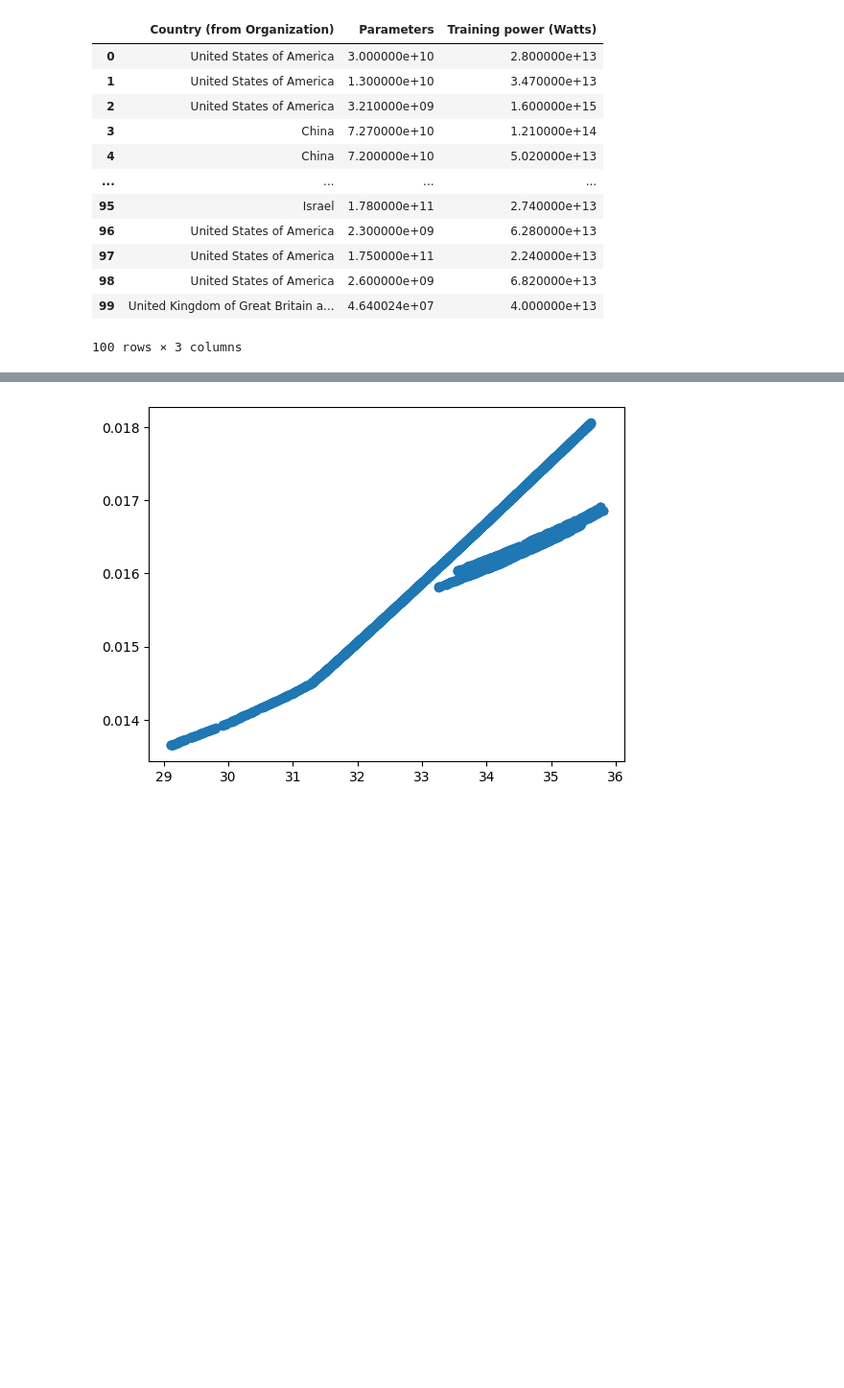
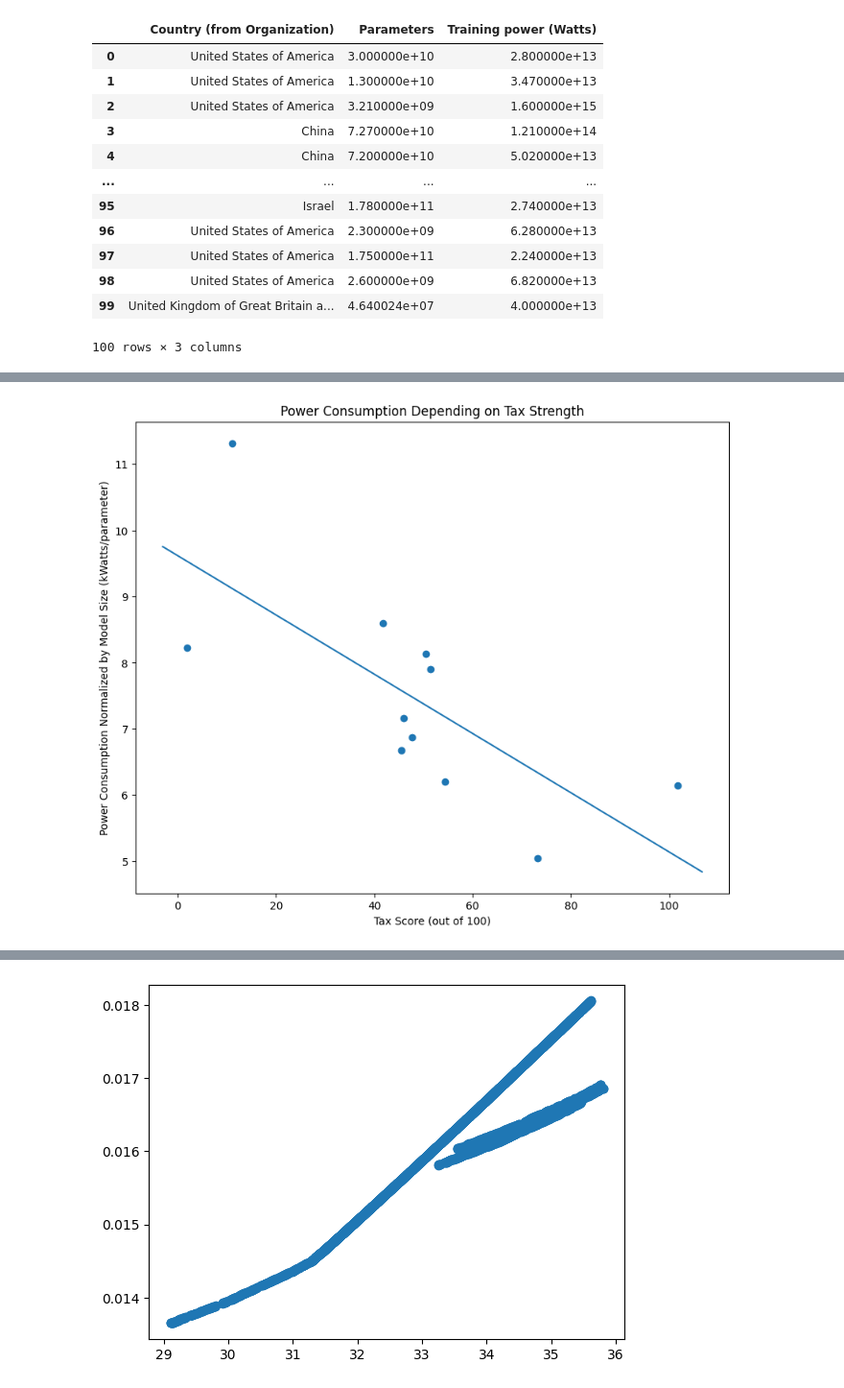
Before and after one commit to Burgundy800020/AI_sus_repo, a Jupyter notebook: Starter.ipynb, the cells around one changed output, grey strips where cells are left out. Shown at 96% size. Cells and saved outputs as stored; diff of their text form; code cells hidden in the pictures; blank space fills up the shorter version.

```diff
--- a/Starter.ipynb
+++ b/Starter.ipynb
@@ -172 +163,4 @@ plt.title("Training Power and Parameters by Country")
 [figure]
+# %%
+df_taxes = pd.read_csv("data/tax_scores.csv")
+df_taxes
@@ -172,0 +185,8 @@ plt.title("Training Power and Parameters by Country")
+# %%
+countries = by_country.index.tolist()
+by_country["Tax Score"] = 0
+for i in range(df_taxes.shape[0]):
+    country = df_taxes.loc[i, 'Country']
+    if country in countries:
+        by_country.loc[country, 'Tax Score'] = df_taxes.loc[i, 'Tax Strength (out of 100)']
+by_country
@@ -172,0 +207,5 @@ plt.title("Training Power and Parameters by Country")
+# %%
+X = pd.DataFrame({'Intercept' : 1, 'Tax Score' : by_country['Tax Score']})
+Y = np.log(by_country['Power Consumption Normalized by Model Size'])
+model = lin_reg.fit(X, Y)
+model.summary()
@@ -173,3 +232,13 @@ plt.title("Training Power and Parameters by Country")
+# %%
+ax = plt.subplots(figsize=(10, 8))[1]
+ax.scatter(by_country['Tax Score'], np.log(by_country['Power Consumption Normalized by Model Size']))
+lin_reg.abfitline(ax, model)
+ax.set_title("Power Consumption Depending on Tax Strength")
+ax.set_xlabel('Tax Score (out of 100)')
+ax.set_ylabel('Power Consumption Normalized by Model Size (kWatts/parameter)')
+plt.savefig("results/set1/power_tax.png")
+# %% [output]
+[figure, added]
 # %%
 ### Dataset 2 ###
 # %%
```
Also changed, not shown: parts of 10 cells of this notebook, 5 other files.
